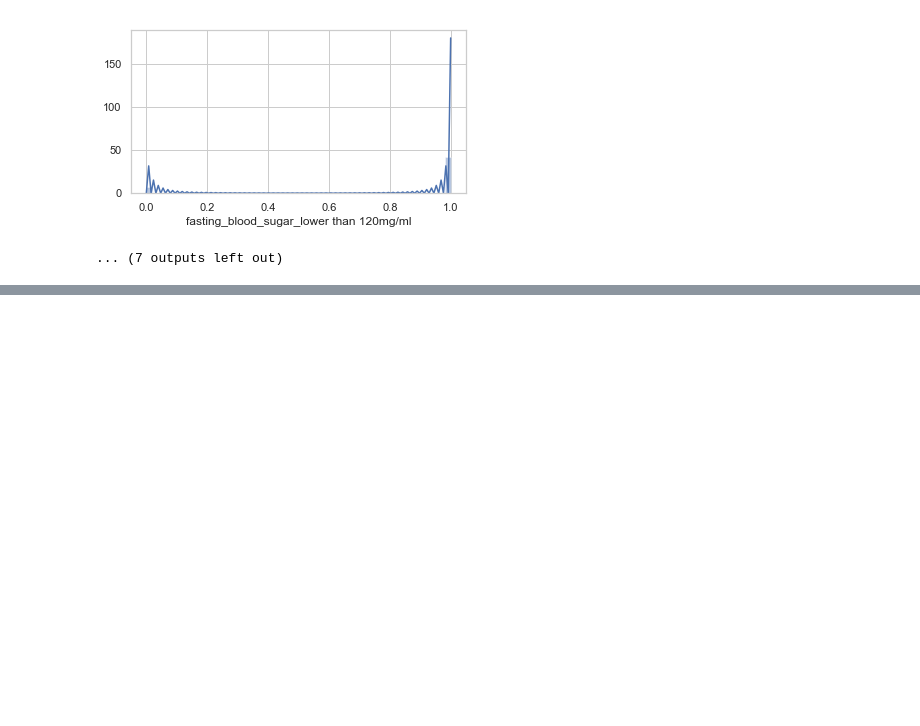
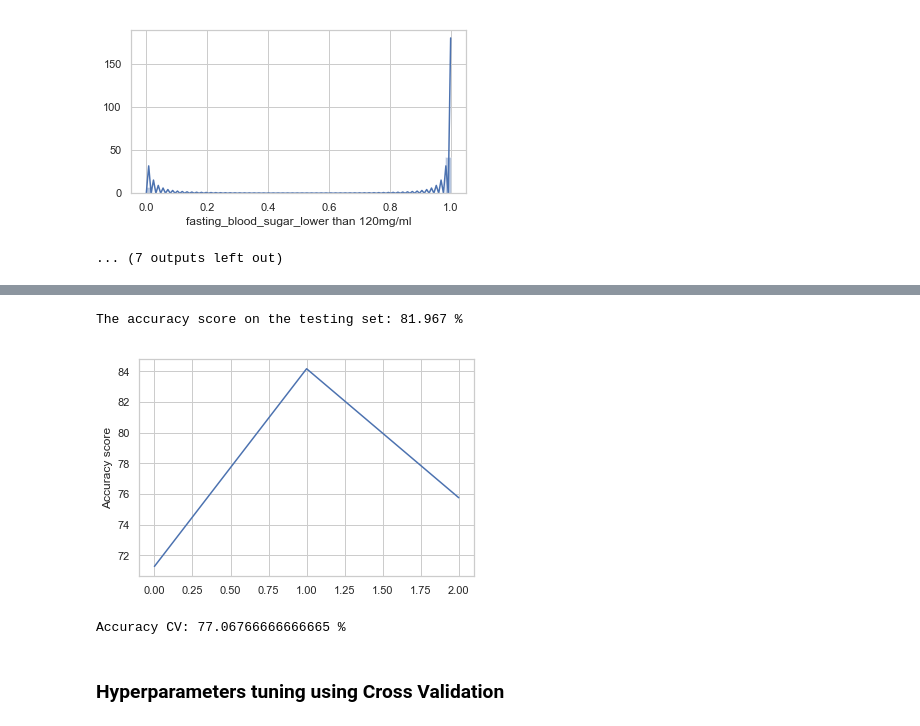
Before and after one commit to alessiogilardi/heart-disease-data-analysis-project, a Jupyter notebook: random_forest.ipynb, the cells around one changed output, grey strips where cells are left out. Saved outputs shown, nothing was run; the diff lists cells and outputs as text; code cells hidden in the pictures; blank space fills up the shorter version.

```diff
--- a/random_forest.ipynb
+++ b/random_forest.ipynb
@@ -199,28 +202,32 @@ print("Test set:", np.round(X_test.shape[0]/X.shape[0]*100), "%")
 # %%
 # First attempt
 from sklearn.metrics import accuracy_score
 
 model = RandomForestClassifier(random_state = 50)
 model = model.fit(X_train, Y_train)
-predict = model.predict(X_test)
-accuracy = accuracy_score(Y_test, predict)
+prediction = model.predict(X_test)
+accuracy = accuracy_score(Y_test, prediction)
 accuracy = np.round(accuracy * 100, 3)
 
 
 print("The accuracy score on the testing set:", accuracy,"%")
-print("Hyperparameters values:\n", model.get_params())
+#print("Hyperparameters values:\n", model.get_params())
 model = None
 
 from sklearn.model_selection import cross_val_score
 
 model = RandomForestClassifier(random_state = 50)
 #model = model.fit(X, Y_train)
-accuracy = cross_val_score(model, X, Y, cv = 10, scoring = 'accuracy')
+accuracy = cross_val_score(model, X_scaled, Y, cv = 3, scoring = 'accuracy')
 accuracy = np.round(accuracy * 100, 3)
 
 model = None
 
 plt.plot(accuracy, 'b', label="Training Acc")
 plt.ylabel('Accuracy score')
 plt.show()
-print("Accuracy CV:", np.mean(accuracy))
+print("Accuracy CV:", np.mean(accuracy), "%")
+# %% [output]
+The accuracy score on the testing set: 81.967 %
+[figure, added]
+Accuracy CV: 77.06766666666665 %
@@ -229,3 +234,5 @@ print("Accuracy CV:", np.mean(accuracy))
+# %% [markdown]
+### Hyperparameters tuning using Cross Validation
 # %%
 from sklearn.model_selection import validation_curve
 
```
Also changed, not shown: parts of 15 cells of this notebook, 1 other file.
